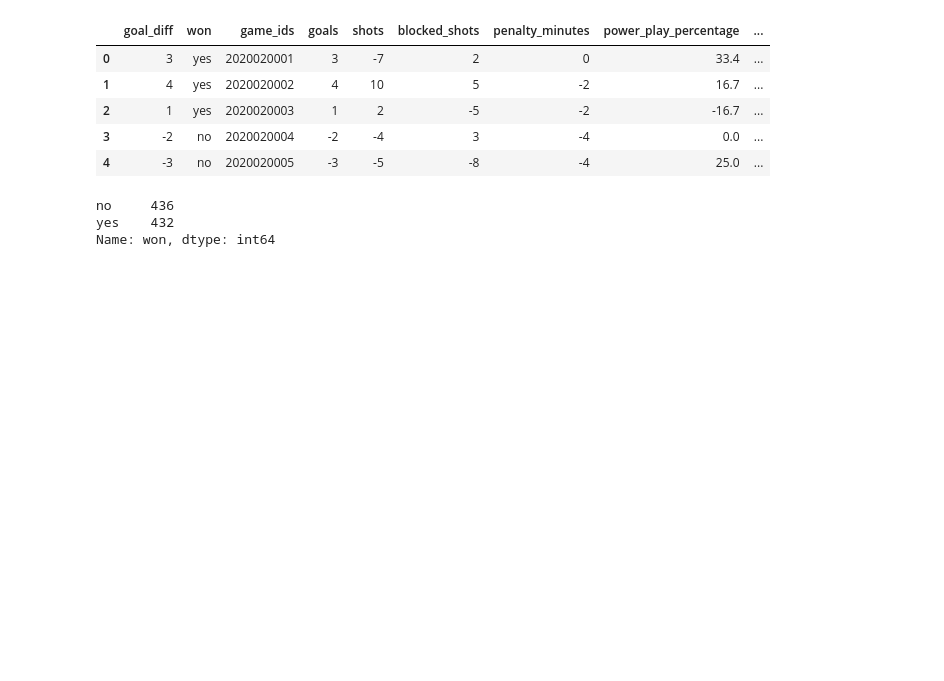
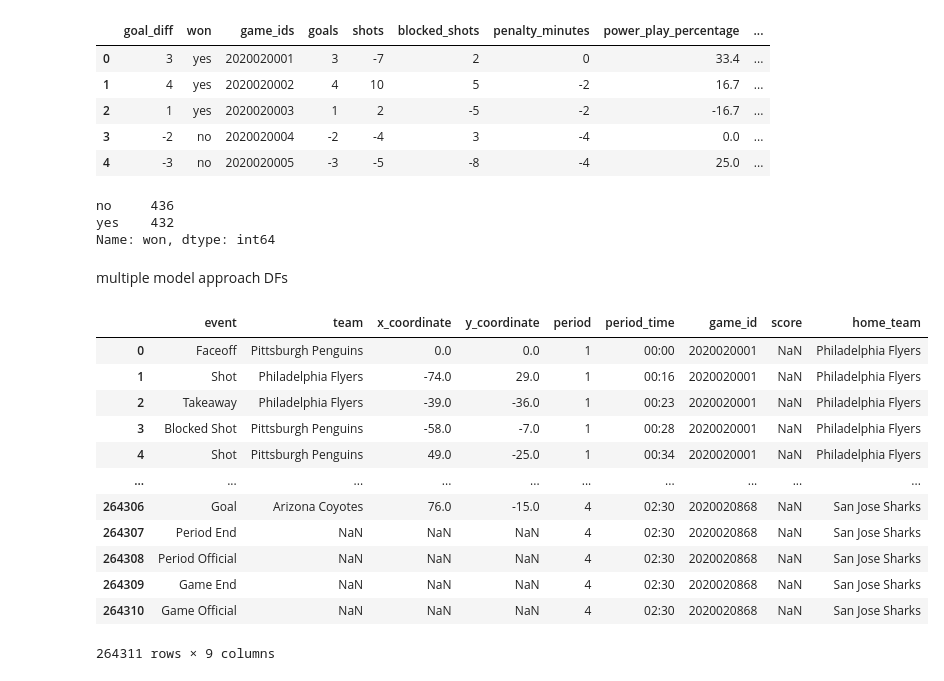
Before and after one commit to RazyChristmas/NHL_predictor, a Jupyter notebook: EDA and Feature engineering .ipynb, the cells around one changed output. Cells and saved outputs as stored; diff of their text form; code cells hidden in the pictures; blank space fills up the shorter version.

Commit message:
almost done with the 30 model schema

```diff
--- a/EDA and Feature engineering .ipynb
+++ b/EDA and Feature engineering .ipynb
@@ -341,3 +305,21 @@ game_difference_df['won'].value_counts()
 no     436
 yes    432
 Name: won, dtype: int64
+# %% [markdown]
+multiple model approach DFs
+# %%
+all_game_events
+# %% [output]
+|  | event | team | x_coordinate | y_coordinate | period | period_time | game_id | score | home_team |
+| 0 | Faceoff | Pittsburgh Penguins | 0.0 | 0.0 | 1 | 00:00 | 2020020001 | NaN | Philadelphia Flyers |
+| 1 | Shot | Philadelphia Flyers | -74.0 | 29.0 | 1 | 00:16 | 2020020001 | NaN | Philadelphia Flyers |
+| 2 | Takeaway | Philadelphia Flyers | -39.0 | -36.0 | 1 | 00:23 | 2020020001 | NaN | Philadelphia Flyers |
+| 3 | Blocked Shot | Pittsburgh Penguins | -58.0 | -7.0 | 1 | 00:28 | 2020020001 | NaN | Philadelphia Flyers |
+| 4 | Shot | Pittsburgh Penguins | 49.0 | -25.0 | 1 | 00:34 | 2020020001 | NaN | Philadelphia Flyers |
+| ... | ... | ... | ... | ... | ... | ... | ... | ... | ... |
+| 264306 | Goal | Arizona Coyotes | 76.0 | -15.0 | 4 | 02:30 | 2020020868 | NaN | San Jose Sharks |
+| 264307 | Period End | NaN | NaN | NaN | 4 | 02:30 | 2020020868 | NaN | San Jose Sharks |
+| 264308 | Period Official | NaN | NaN | NaN | 4 | 02:30 | 2020020868 | NaN | San Jose Sharks |
+| 264309 | Game End | NaN | NaN | NaN | 4 | 02:30 | 2020020868 | NaN | San Jose Sharks |
+| 264310 | Game Official | NaN | NaN | NaN | 4 | 02:30 | 2020020868 | NaN | San Jose Sharks |
+264311 rows × 9 columns
```
Also changed, not shown: parts of 27 cells of this notebook, 1 other file.
